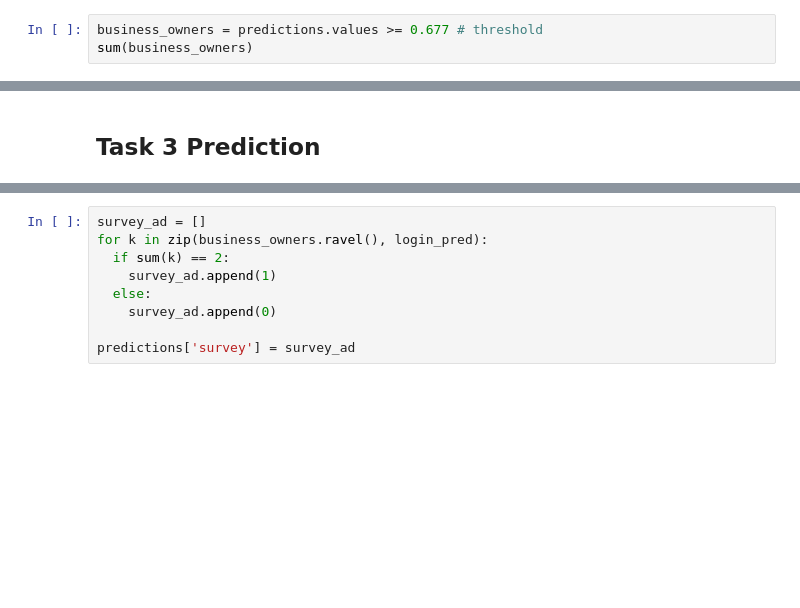
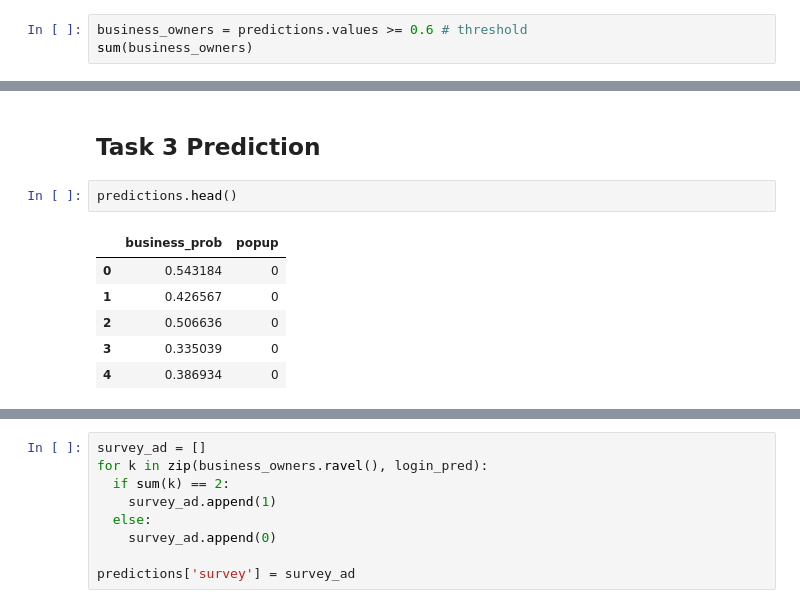
Before and after one commit to eldor-fozilov/data-science-contest, a Jupyter notebook: Task_2_and_3.ipynb, the cells around one changed output, grey strips where cells are left out. Drawn from its saved outputs; the diff is of its cells as text; blank space fills up the shorter version.

```diff
--- a/Task_2_and_3.ipynb
+++ b/Task_2_and_3.ipynb
@@ -147,4 +183,4 @@ login_pred = results
 # %%
-business_owners = predictions.values >= 0.677 # threshold
+business_owners = predictions.values >= 0.6 # threshold
 sum(business_owners)
 # %% [output]
@@ -154,3 +190,12 @@ pop_up_ad = [int(i) for i in business_owners]
 predictions['popup'] = pop_up_ad
 # %% [markdown]
 ## Task 3 Prediction
+# %%
+predictions.head()
+# %% [output]
+|  | business_prob | popup |
+| 0 | 0.543184 | 0 |
+| 1 | 0.426567 | 0 |
+| 2 | 0.506636 | 0 |
+| 3 | 0.335039 | 0 |
+| 4 | 0.386934 | 0 |
```
Also changed, not shown: parts of 14 cells of this notebook.
